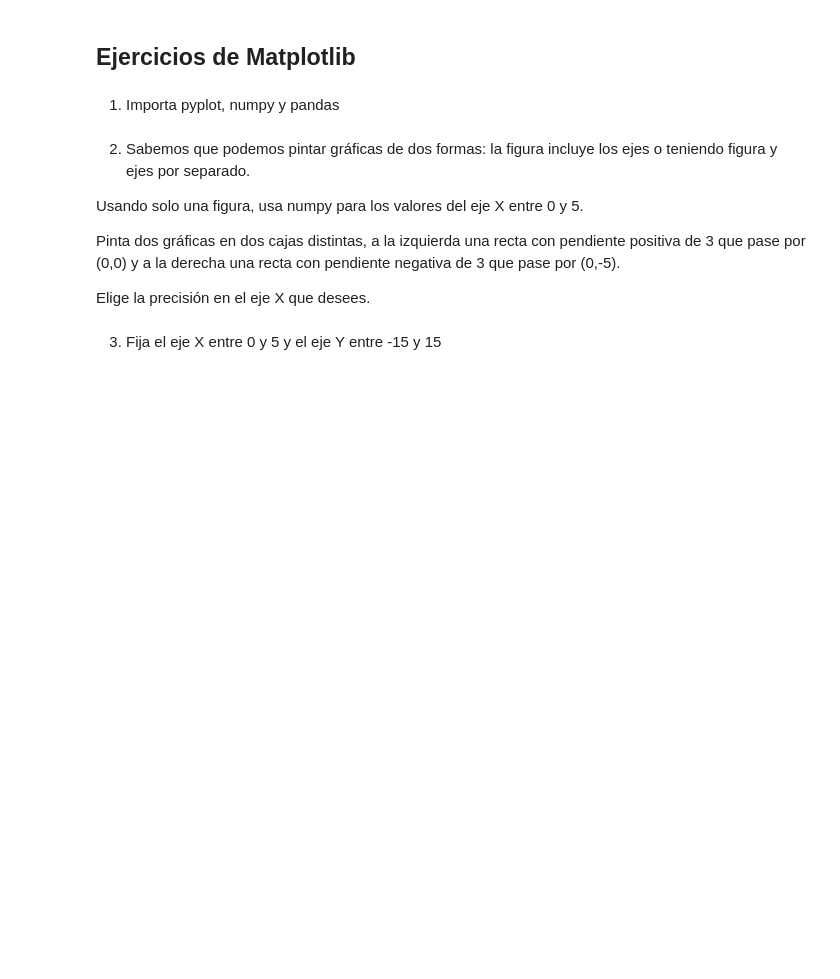
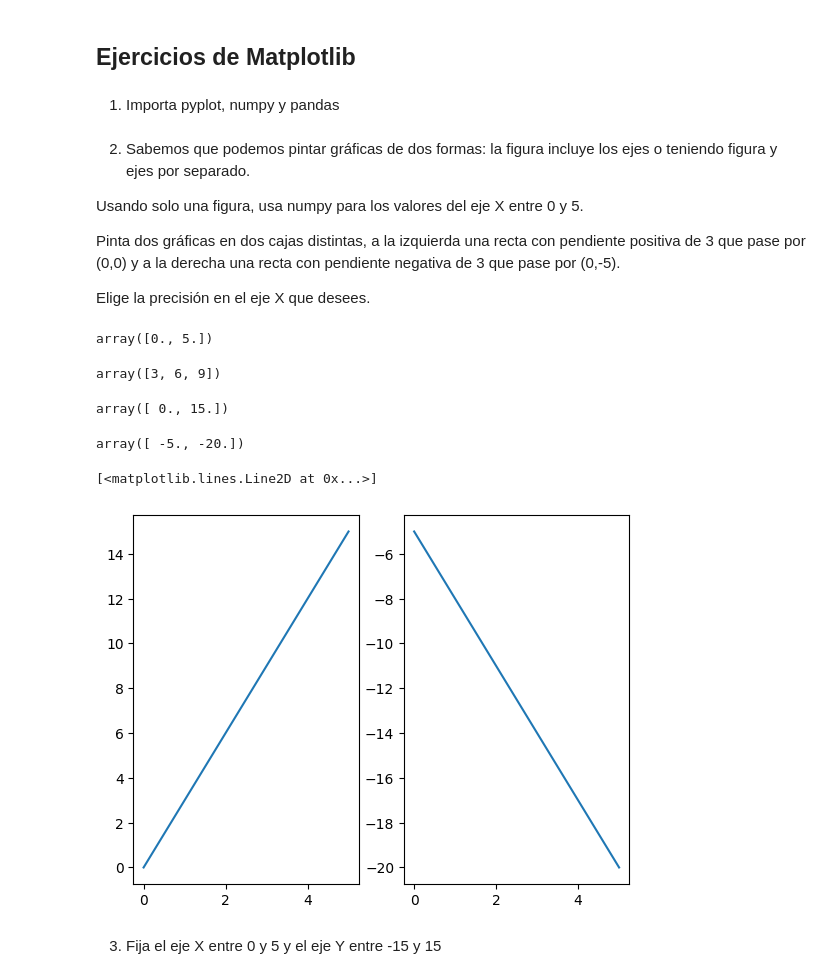
Before and after one commit to angelrodnah/2309_dsft_thebridge, a Jupyter notebook: 2-Data_Analysis/6-Visualización/1-Matplotlib/ejercicios/ejercicios_Matplotlib.ipynb, the cells around one changed output. Cells and saved outputs as stored; diff of their text form; code cells hidden in the pictures; blank space fills up the shorter version.

```diff
--- a/2-Data_Analysis/6-Visualización/1-Matplotlib/ejercicios/ejercicios_Matplotlib.ipynb
+++ b/2-Data_Analysis/6-Visualización/1-Matplotlib/ejercicios/ejercicios_Matplotlib.ipynb
@@ -19,2 +21,35 @@ Elige la precisión en el eje X que desees.
+# %%
+x = np.linspace(0,5,2)
+x
+# %% [output]
+array([0., 5.])
+# %%
+np.array([1,2,3])*3
+# %% [output]
+array([3, 6, 9])
+# %%
+y1 = 3*x
+y1
+# %% [output]
+array([ 0., 15.])
+# %%
+y2 = -3*x - 5
+y2
+# %% [output]
+array([ -5., -20.])
+# %%
+plt.figure()
+
+plt.subplot(1,2,1)
+y1 = 3*x
+plt.plot(x, y1)
+
+plt.subplot(1,2,2)
+y2 = -3*x - 5
+# y2 = np.sin(x)
+plt.plot(x, y2)
+# %% [output]
+[<matplotlib.lines.Line2D at 0x...>]
+[figure, added]
 # %% [markdown]
 3. Fija el eje X entre 0 y 5 y el eje Y entre -15 y 15
```
Also changed, not shown: parts of 24 cells of this notebook.
